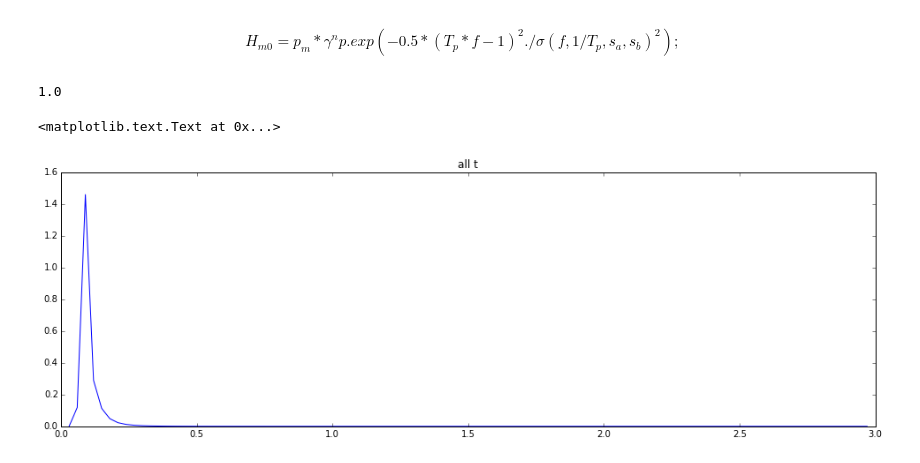
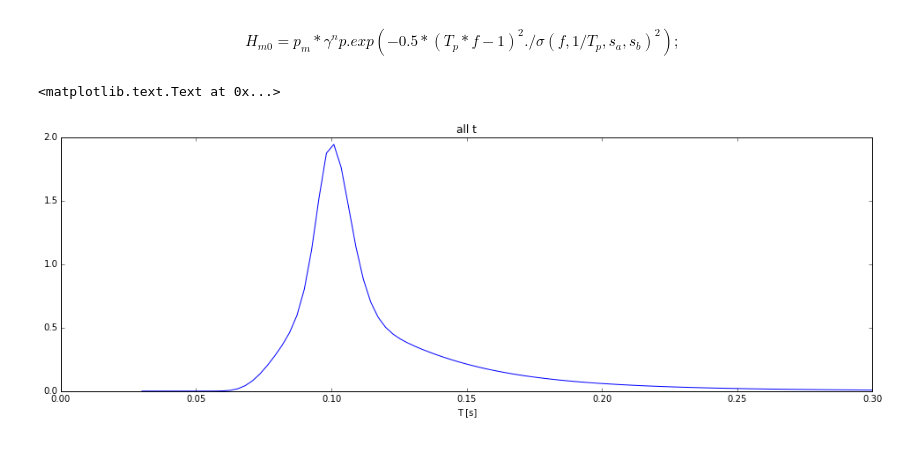
Before and after one commit to openearth/pyswan, a Jupyter notebook: oceanwaves.ipynb, the cells around one changed output. Saved outputs shown, nothing was run; the diff lists cells and outputs as text; code cells hidden in the pictures.

```diff
--- a/oceanwaves.ipynb
+++ b/oceanwaves.ipynb
@@ -3,5 +3,5 @@ import oceanwaves as ow
 import numpy as np
 # %%
 Sp0 = ow.Spec1()
-Sp0.Tp    = 12;
+Sp0.Tp    = 10;
 Sp0.Hm0   = 1;
@@ -11,23 +8,24 @@ Sp1.f     = np.arange(1,100)*0.03
 # %% [markdown]
 $$ H_{m0} = p_m*\gamma^np.exp(-0.5*(T_p*f-1)^2./\sigma(f,1/T_p,s_a,s_b)^2);$$
-# %%
-Sp1.from_jonswap(Sp0.Hm0, Sp0.Tp)
-Sp1.Hm0()
-# %% [output]
-1.0
 # %%
+# 1D JONSWAP
+Sp1       = ow.Spec1()
+Sp1.f     = np.linspace(0.03,.3,100)
+Sp1.from_jonswap(Sp0.Hm0, Sp0.Tp)
+Sp1.Hm0()
+
 # Plot spectra example: E(f) for all t
 # Note the package function Spec1.plot().
 %matplotlib inline
 import matplotlib as mpl
 import matplotlib.pyplot as plt
 fig=plt.figure()
 fig.set_figwidth(16)
 fig.set_figheight(10)
 ax = plt.axes([0.1,.2,0.8,0.4])
-
 plt.plot(Sp1.f,Sp1.energy)
 ax.set_title('all t')
+ax.set_xlabel('T [s]')
 # %% [output]
 <matplotlib.text.Text at 0x...>
-[figure, old version]
+[figure, new version]
```
Also changed, not shown: parts of 3 cells of this notebook, 1 other file.
